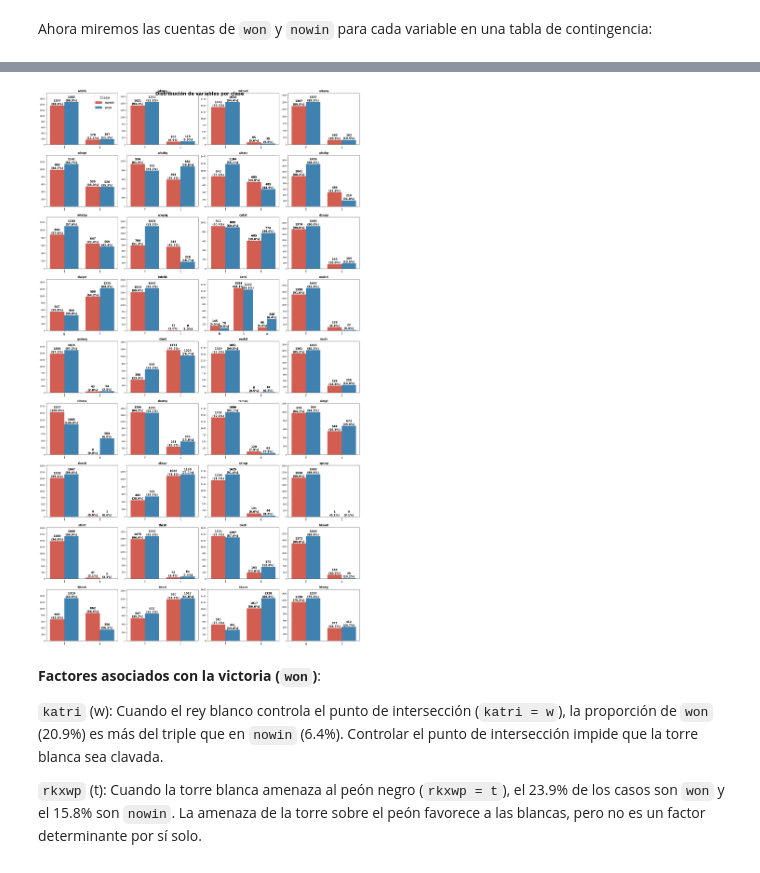
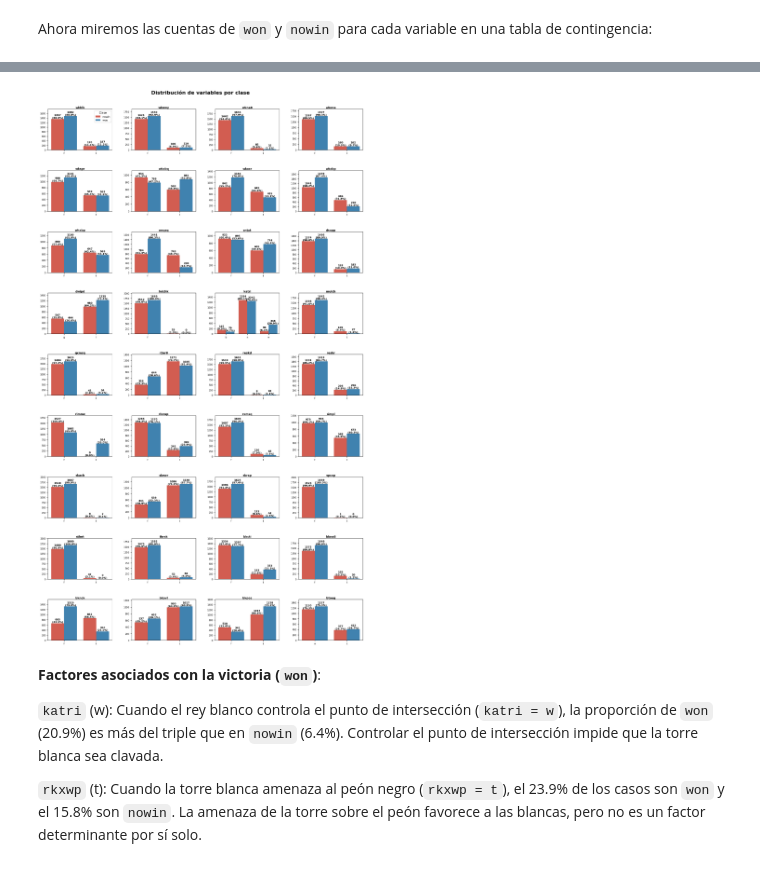
Before and after one commit to Vala2007/pdata, a Jupyter notebook: _sources/eda.ipynb, the cells around one changed output, grey strips where cells are left out. Saved outputs shown, nothing was run; the diff lists cells and outputs as text; code cells hidden in the pictures.

```diff
--- a/_sources/eda.ipynb
+++ b/_sources/eda.ipynb
@@ -334,55 +430,51 @@ def graficar_barras_agrupadas(var, ax, mostrar_leyenda=False):
     df_plot = datos.groupby(['class', var]).size().reset_index(name='n')
     df_plot['porcentaje'] = df_plot.groupby('class')['n'].transform(lambda x: round(x / x.sum() * 100, 1))
 
-    # Gráfico de barras
     sns.barplot(data=df_plot, x=var, y='n', hue='class', ax=ax, palette=['#E74C3C', '#2E86C1'])
 
-    # Añadir etiquetas de n y porcentaje sobre cada barra
-    for container in ax.containers:
+    for i, container in enumerate(ax.containers):
         if container is not None and len(container) > 0:
             try:
                 n_values = [bar.get_height() for bar in container]
-                p_values = df_plot['porcentaje'].iloc[:len(n_values)]
+                class_val = 'nowin' if i == 0 else 'won'
+                p_values = df_plot[df_plot['class'] == class_val]['porcentaje'].values[:len(n_values)]
                 labels = [f'{int(h)}\n({p}%)' for h, p in zip(n_values, p_values)]
-                ax.bar_label(container, labels=labels, fontsize=12, fontweight='bold')
+                ax.bar_label(container, labels=labels, fontsize=8, fontweight='bold')
             except:
                 pass
 
-    # Configurar gráfico
-    ax.set_title(var, fontsize=12, fontweight='bold')
+    ax.set_title(var, fontsize=9, fontweight='bold', pad=2)
     ax.set_xlabel('')
     ax.set_ylabel('')
 
     y_max = ax.get_ylim()[1]
     ax.set_ylim(0, y_max * 1.15)
 
-    # Leyenda
     if mostrar_leyenda:
-        ax.legend(loc='upper right', title='Clase', fontsize=15, title_fontsize=16)
+        ax.legend(loc='upper right', title='Clase', fontsize=8, title_fontsize=9)
     else:
         ax.legend().remove()
 
-    ax.tick_params(axis='x', rotation=0, labelsize=14)  # <--- AUMENTADO
-    ax.tick_params(axis='y', labelsize=9)  # <--- AUMENTADO
+    ax.tick_params(axis='x', rotation=0, labelsize=7)
+    ax.tick_params(axis='y', labelsize=7)
 
 
-# Crear grid de gráficos (figura más grande)
-fig, axes = plt.subplots(9, 4, figsize=(20, 35))
+# Crear grid de gráficos
+fig, axes = plt.subplots(9, 4, figsize=(18, 28))  # <--- MÁS PEQUEÑO
 axes = axes.flatten()
 
-# Graficar todas las variables (solo la primera con leyenda)
 for i, var in enumerate(vars_predictoras):
     mostrar_leyenda = (i == 0)
     graficar_barras_agrupadas(var, axes[i], mostrar_leyenda)
 
 for j in range(len(vars_predictoras), len(axes)):
     axes[j].axis('off')
 
-plt.suptitle('Distribución de variables por clase', fontsize=20, fontweight='bold')
-plt.tight_layout()
+plt.subplots_adjust(top=0.95, hspace=0.5, wspace=0.3)
+plt.suptitle('Distribución de variables por clase', fontsize=16, fontweight='bold', y=0.98)
 plt.show()
 # %% [output]
-[figure, old version]
+[figure, new version]
 # %% [markdown]
 **Factores asociados con la victoria (`won`)**:
 
```
Also changed, not shown: parts of 7 cells of this notebook, 3 other files.
